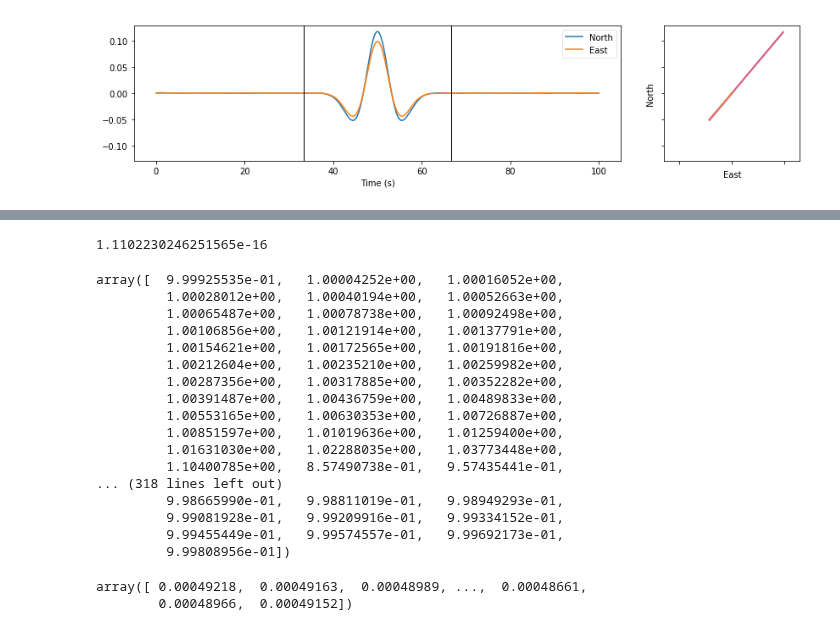
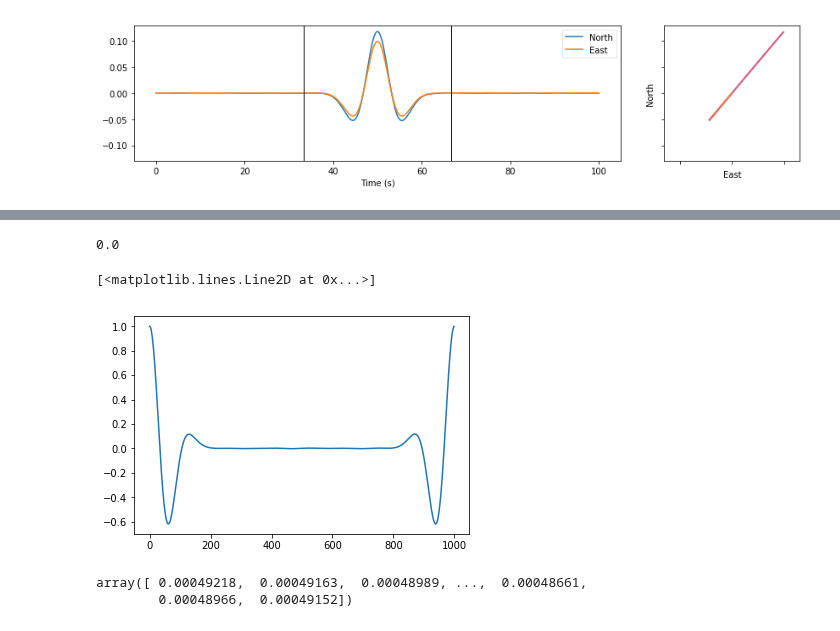
Before and after one commit to JackWalpole/splitwavepy, a Jupyter notebook: devel/Frequency_Splitting.ipynb, the cells around one changed output, grey strips where cells are left out. Saved outputs shown, nothing was run; the diff lists cells and outputs as text; code cells hidden in the pictures.

```diff
--- a/devel/Frequency_Splitting.ipynb
+++ b/devel/Frequency_Splitting.ipynb
@@ -274,30 +284,16 @@ array([ -1.11022302e-16])
-# %%
-# np.corrcoef(a.x, a.y)
-np.var(x)*(x.size) - ixx.real[0]
-# %% [output]
-1.1102230246251565e-16
+# %%
+np.var(x) - ixx[0] / x.size
+# %% [output]
+0.0
 # %%
-n = x.size
-((ixy.real / ixy.size) / \
- (np.sqrt(ixx/ixx.size) * np.sqrt(iyy/iyy.size))).real
+stdx = np.sqrt( ixx[0]/ x.size)
+stdy = np.sqrt( iyy[0]/ y.size)
-# %% [output]
-array([  9.99925535e-01,   1.00004252e+00,   1.00016052e+00,
-         1.00028012e+00,   1.00040194e+00,   1.00052663e+00,
-         1.00065487e+00,   1.00078738e+00,   1.00092498e+00,
-         1.00106856e+00,   1.00121914e+00,   1.00137791e+00,
-         1.00154621e+00,   1.00172565e+00,   1.00191816e+00,
-         1.00212604e+00,   1.00235210e+00,   1.00259982e+00,
-         1.00287356e+00,   1.00317885e+00,   1.00352282e+00,
-         1.00391487e+00,   1.00436759e+00,   1.00489833e+00,
-         1.00553165e+00,   1.00630353e+00,   1.00726887e+00,
-         1.00851597e+00,   1.01019636e+00,   1.01259400e+00,
-         1.01631030e+00,   1.02288035e+00,   1.03773448e+00,
-         1.10400785e+00,   8.57490738e-01,   9.57435441e-01,
-... (318 lines left out)
-         9.98665990e-01,   9.98811019e-01,   9.98949293e-01,
-         9.99081928e-01,   9.99209916e-01,   9.99334152e-01,
-         9.99455449e-01,   9.99574557e-01,   9.99692173e-01,
-         9.99808956e-01])
+# %%
+# plt.plot(ixx)
+plt.plot(ixy / (x.size * stdx * stdy))
+# %% [output]
+[<matplotlib.lines.Line2D at 0x...>]
+[figure, added]
 # %%
 ixy.real / ixy.size
 # %% [output]
```
Also changed, not shown: parts of 21 cells of this notebook, 1 other file.
